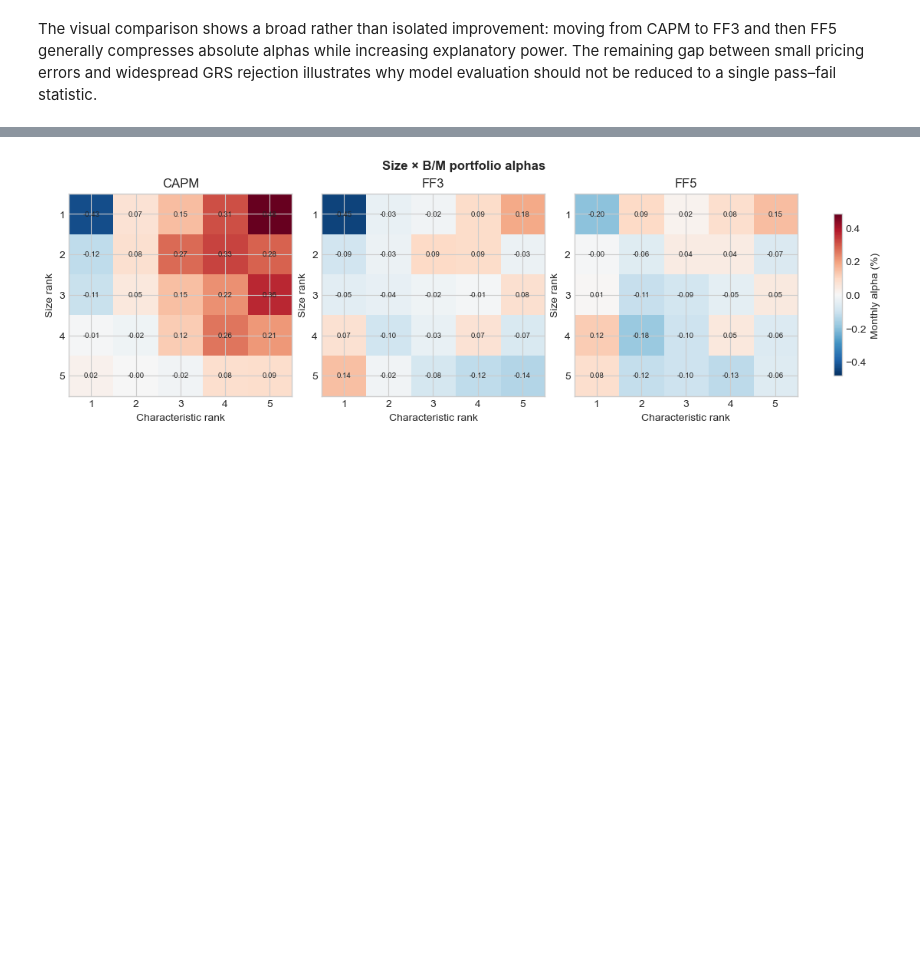
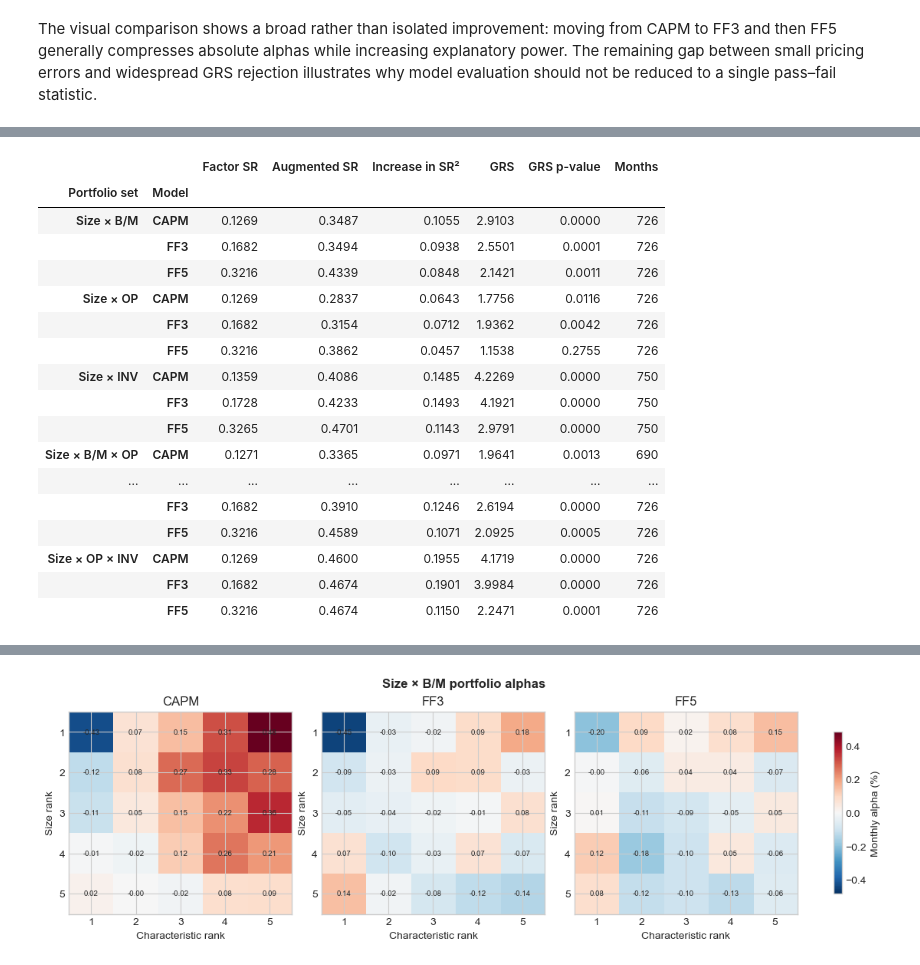
Before and after one commit to jacobkorsgaard/factor-asset-pricing-library, a Jupyter notebook: notebooks/07_asset_pricing_model_evaluation.ipynb, the cells around one changed output, grey strips where cells are left out. Drawn from its saved outputs; the diff is of its cells as text; code cells hidden in the pictures; blank space fills up the shorter version.

```diff
--- a/notebooks/03_asset_pricing_model_tests.ipynb
+++ b/notebooks/07_asset_pricing_model_evaluation.ipynb
@@ -154,0 +179,44 @@ The visual comparison shows a broad rather than isolated improvement: moving fro
+# %%
+from factor_asset_pricing.asset_pricing_tests import maximum_sharpe_ratio
+
+efficiency={}
+efficiency_rows=[]
+for family in labels:
+    assets,sample=aligned[family]
+    for model,columns in models.items():
+        benchmark=sample[columns]
+        augmented=pd.concat([benchmark,assets],axis=1)
+        before=maximum_sharpe_ratio(benchmark,periods_per_year=1)
+        after=maximum_sharpe_ratio(augmented,periods_per_year=1)
+        grs=joint_tests[family,model]
+        gain=after["sharpe"]**2-before["sharpe"]**2
+        efficiency[family,model]={"factor_sharpe":before["sharpe"],
+                                  "augmented_sharpe":after["sharpe"],
+                                  "squared_gain":gain}
+        efficiency_rows.append({"Portfolio set":labels[family],"Model":model,
+                                "Factor SR":before["sharpe"],
+                                "Augmented SR":after["sharpe"],
+                                "Increase in SR²":gain,
+                                "GRS":grs["statistic"],"GRS p-value":grs["pvalue"],
+                                "Months":len(sample)})
+efficiency_table=pd.DataFrame(efficiency_rows).set_index(["Portfolio set","Model"])
+display(efficiency_table)
+# %% [output]
+|  |  | Factor SR | Augmented SR | Increase in SR² | GRS | GRS p-value | Months |
+| Portfolio set | Model |  |  |  |  |  |  |
+| Size × B/M | CAPM | 0.1269 | 0.3487 | 0.1055 | 2.9103 | 0.0000 | 726 |
+|  | FF3 | 0.1682 | 0.3494 | 0.0938 | 2.5501 | 0.0001 | 726 |
+|  | FF5 | 0.3216 | 0.4339 | 0.0848 | 2.1421 | 0.0011 | 726 |
+| Size × OP | CAPM | 0.1269 | 0.2837 | 0.0643 | 1.7756 | 0.0116 | 726 |
+|  | FF3 | 0.1682 | 0.3154 | 0.0712 | 1.9362 | 0.0042 | 726 |
+|  | FF5 | 0.3216 | 0.3862 | 0.0457 | 1.1538 | 0.2755 | 726 |
+| Size × INV | CAPM | 0.1359 | 0.4086 | 0.1485 | 4.2269 | 0.0000 | 750 |
+|  | FF3 | 0.1728 | 0.4233 | 0.1493 | 4.1921 | 0.0000 | 750 |
+|  | FF5 | 0.3265 | 0.4701 | 0.1143 | 2.9791 | 0.0000 | 750 |
+| Size × B/M × OP | CAPM | 0.1271 | 0.3365 | 0.0971 | 1.9641 | 0.0013 | 690 |
+| ... | ... | ... | ... | ... | ... | ... | ... |
+|  | FF3 | 0.1682 | 0.3910 | 0.1246 | 2.6194 | 0.0000 | 726 |
+|  | FF5 | 0.3216 | 0.4589 | 0.1071 | 2.0925 | 0.0005 | 726 |
+| Size × OP × INV | CAPM | 0.1269 | 0.4600 | 0.1955 | 4.1719 | 0.0000 | 726 |
+|  | FF3 | 0.1682 | 0.4674 | 0.1901 | 3.9984 | 0.0000 | 726 |
+|  | FF5 | 0.3216 | 0.4674 | 0.1150 | 2.2471 | 0.0001 | 726 |
```
Also changed, not shown: parts of 15 cells of this notebook, 17 other files.
